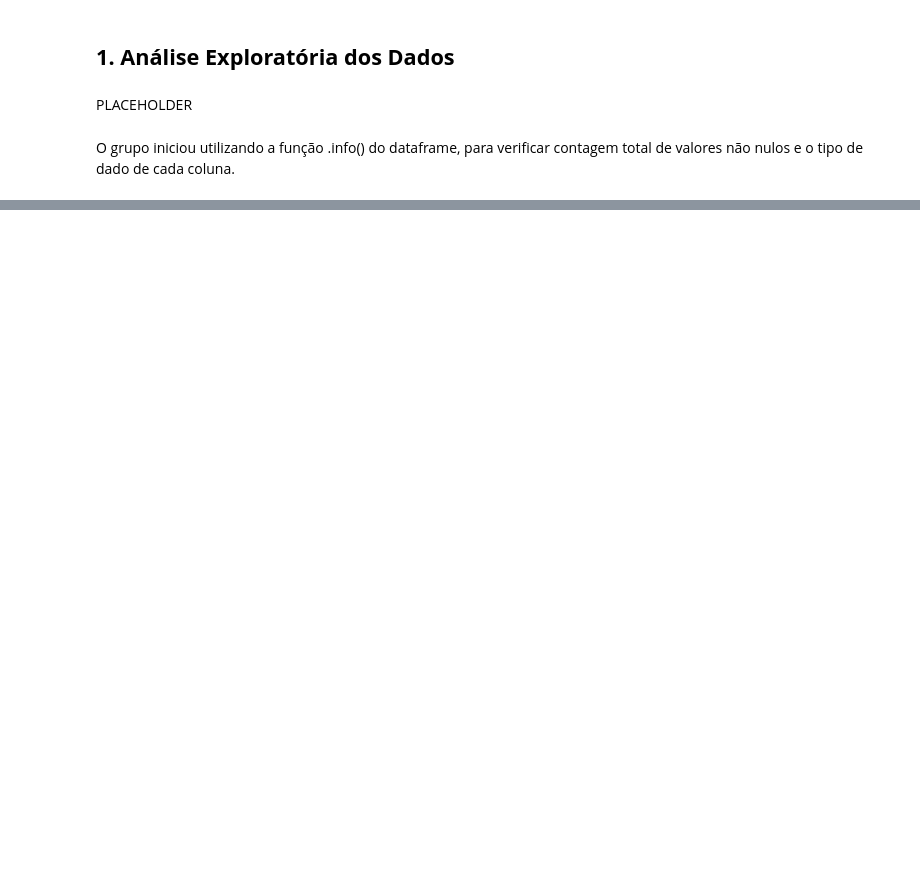
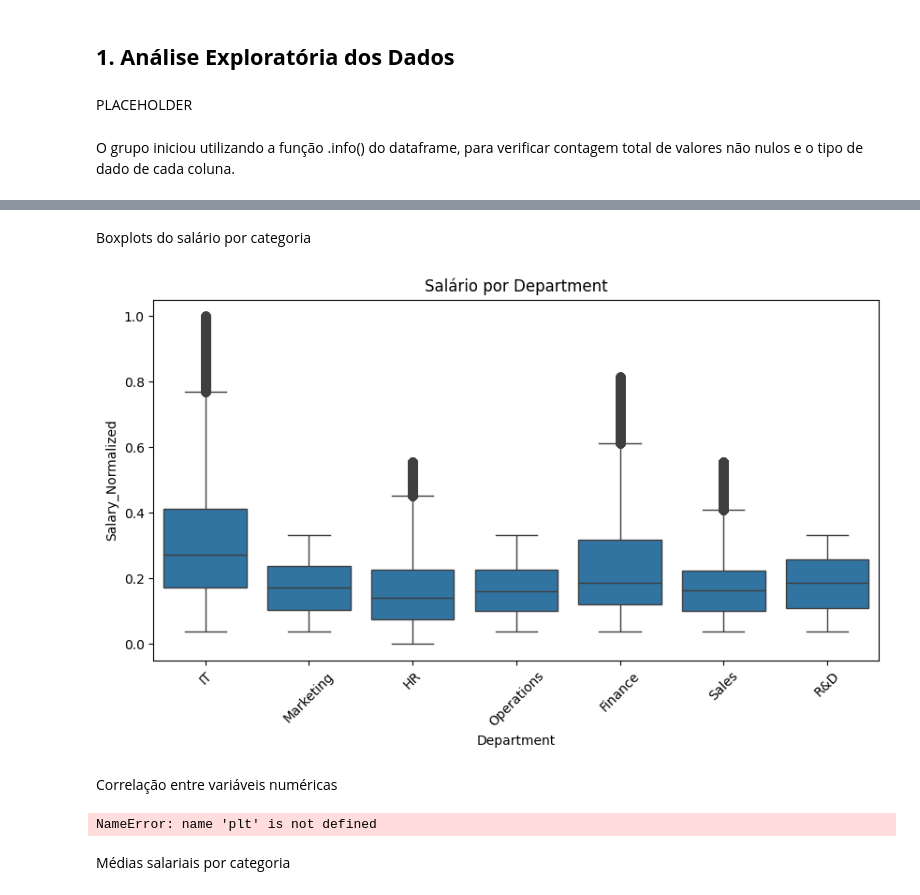
Before and after one commit to EngSoftwareABL/ProjetoAC2_ReconhecimentoPadr-es, a Jupyter notebook: Dataset_Salario.ipynb, the cells around one changed output, grey strips where cells are left out. Saved outputs shown, nothing was run; the diff lists cells and outputs as text; code cells hidden in the pictures; blank space fills up the shorter version.

```diff
--- a/Dataset_Salario.ipynb
+++ b/Dataset_Salario.ipynb
@@ -81,0 +142,34 @@ import seaborn as sns
+# %% [markdown]
+Boxplots do salário por categoria
+# %%
+col_salario = 'Salary_Normalized'
+
+categoricas = ["Department",
+               #"Job_Title",
+               #"Hire_Date",
+               "Location",
+               #"Performance_Rating",
+               #"ArithmeticError",
+               "Experience_Years",
+               "Status",
+               "Work_Mode"]
+for col in categoricas:
+    if col in df_salario.columns:
+        plt.figure(figsize=(10, 5))
+        sns.boxplot(x=col, y=col_salario, data=df_salario)
+        plt.title(f'Salário por {col}')
+        plt.xticks(rotation=45)
+        plt.show()
+# %% [output]
+[figure, added]
+# %% [markdown]
+Correlação entre variáveis numéricas
+# %%
+plt.figure(figsize=(10, 6))
+sns.heatmap(df_salario.corr(numeric_only=True), annot=True, cmap='coolwarm', fmt=".2f")
+plt.title('Mapa de correlação entre variáveis numéricas')
+plt.show()
+# %% [output]
+NameError: name 'plt' is not defined
+# %% [markdown]
+Médias salariais por categoria
```
Also changed, not shown: parts of 10 cells of this notebook, 1 other file.
